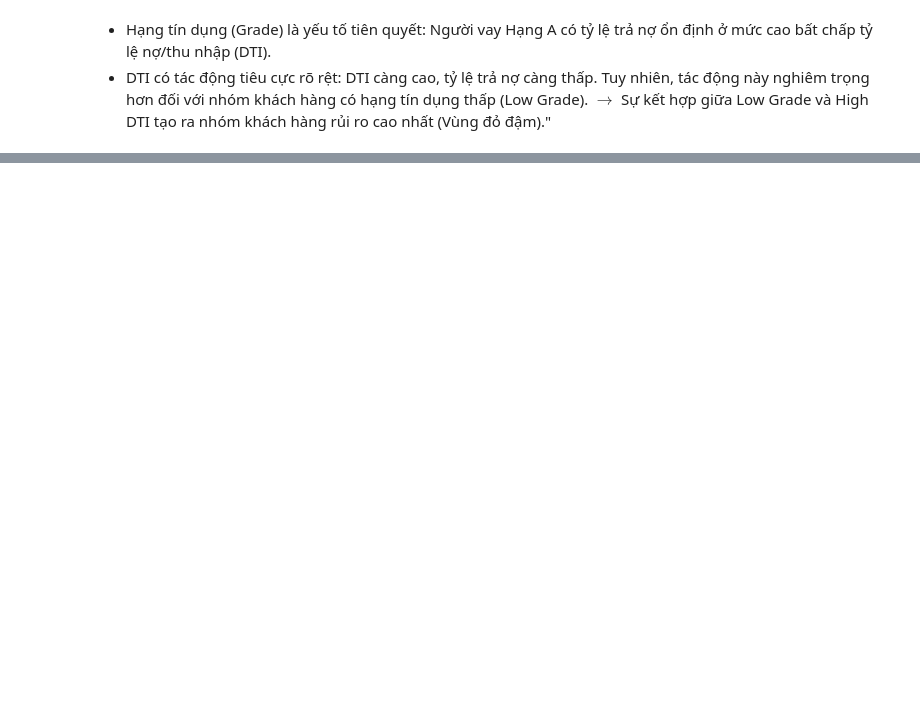
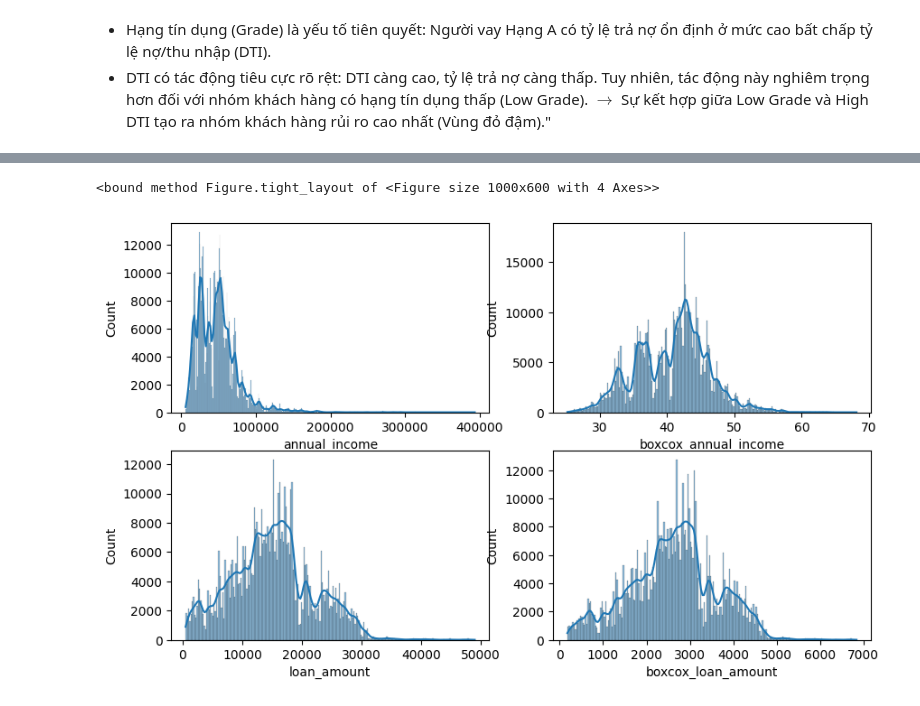
Before and after one commit to pikamanh/Predicting-Loan-Payback, a Jupyter notebook: test.ipynb, the cells around one changed output, grey strips where cells are left out. Saved outputs shown, nothing was run; the diff lists cells and outputs as text; code cells hidden in the pictures; blank space fills up the shorter version.

```diff
--- a/test.ipynb
+++ b/test.ipynb
@@ -269,0 +284,17 @@ $\rightarrow$ Sự kết hợp giữa Low Grade và High DTI tạo ra nhóm khá
+# %%
+train_features = train
+
+train_features['boxcox_annual_income'] = boxcox(train_features['annual_income'])[0]
+train_features['boxcox_loan_amount'] = boxcox(train_features['loan_amount'])[0]
+
+fig, ax = plt.subplots(nrows=2, ncols=2, figsize=(10, 6))
+
+sns.histplot(train_features, x='annual_income', kde=True, ax=ax[0, 0])
+sns.histplot(train_features, x='boxcox_annual_income', kde=True, ax=ax[0, 1])
+sns.histplot(train_features, x='loan_amount', kde=True, ax=ax[1, 0])
+sns.histplot(train_features, x='boxcox_loan_amount', kde=True, ax=ax[1, 1])
+
+fig.tight_layout
+# %% [output]
+<bound method Figure.tight_layout of <Figure size 1000x600 with 4 Axes>>
+[figure, added]
```
Also changed, not shown: parts of 8 cells of this notebook, 1 other file.
